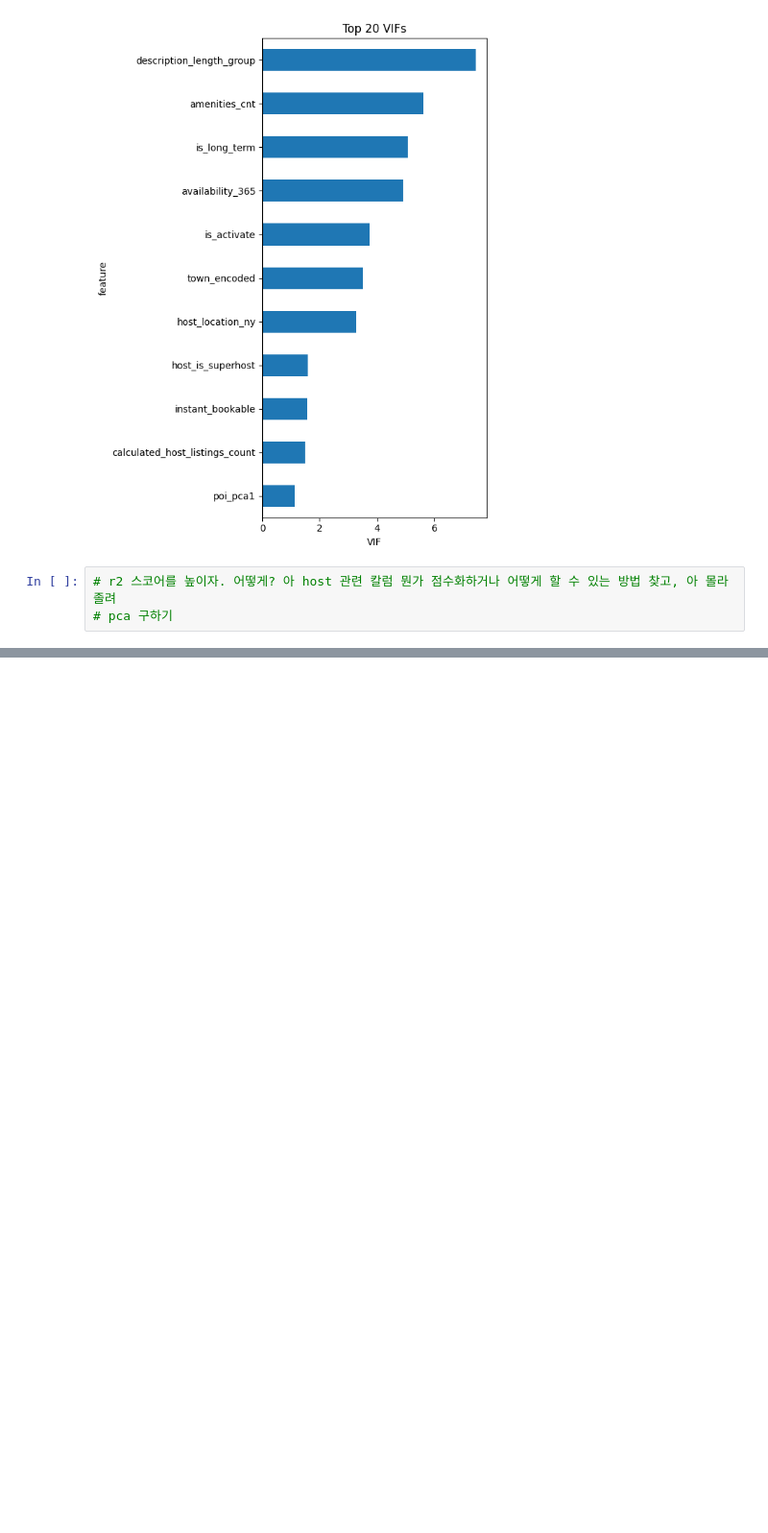
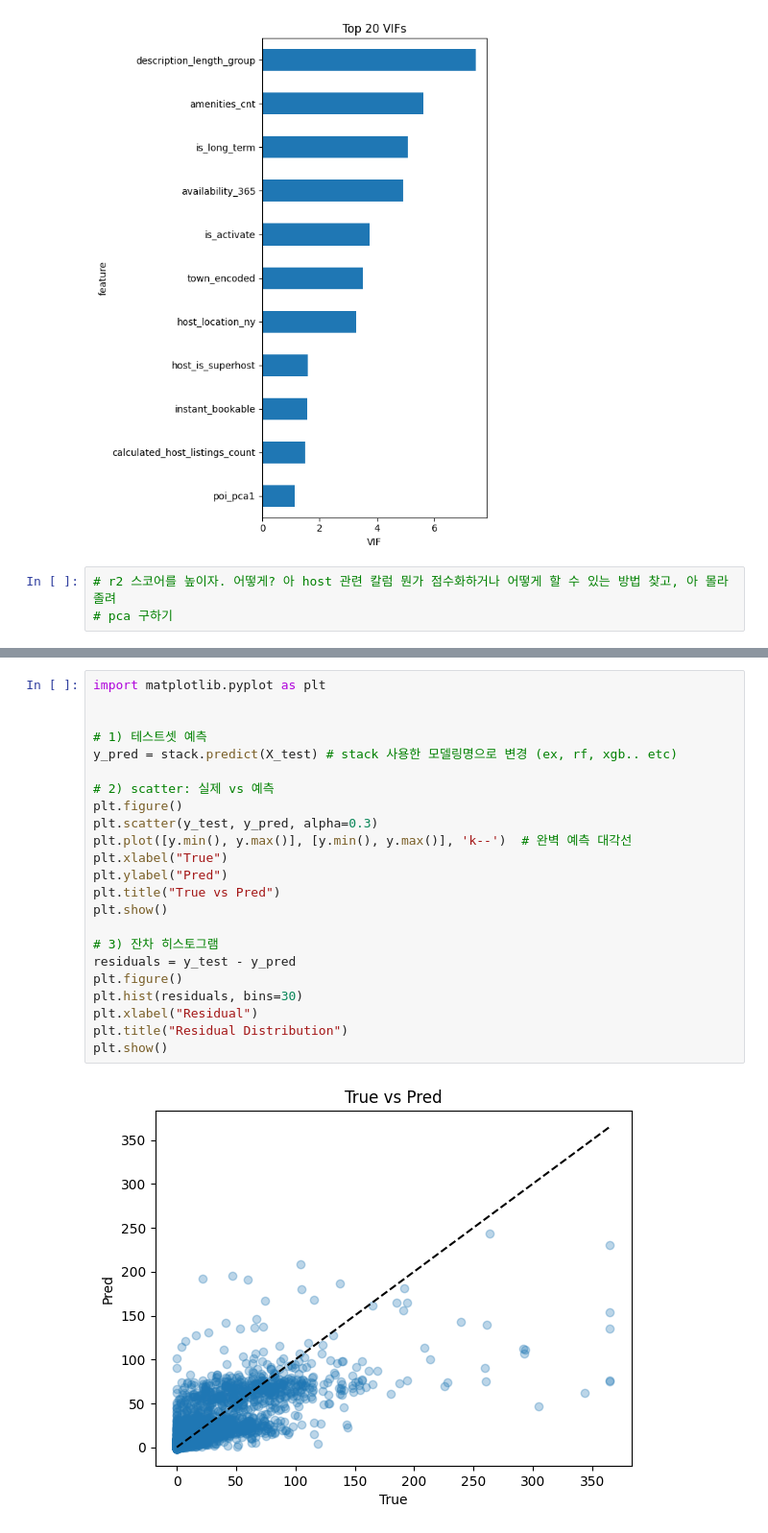
Before and after one commit to jiwon512/advanced_project, a Jupyter notebook: jiwon_project/2.eda/final_reserve_date.ipynb, the cells around one changed output, grey strips where cells are left out. Shown at 96% size. Drawn from its saved outputs; the diff is of its cells as text; blank space fills up the shorter version.

```diff
--- a/jiwon_project/2.eda/final_reserve_date.ipynb
+++ b/jiwon_project/2.eda/final_reserve_date.ipynb
@@ -1622,0 +1666,25 @@ plt.show()
+# %%
+import matplotlib.pyplot as plt
+
+
+# 1) 테스트셋 예측
+y_pred = stack.predict(X_test) # stack 사용한 모델링명으로 변경 (ex, rf, xgb.. etc)
+
+# 2) scatter: 실제 vs 예측
+plt.figure()
+plt.scatter(y_test, y_pred, alpha=0.3)
+plt.plot([y.min(), y.max()], [y.min(), y.max()], 'k--')  # 완벽 예측 대각선
+plt.xlabel("True")
+plt.ylabel("Pred")
+plt.title("True vs Pred")
+plt.show()
+
+# 3) 잔차 히스토그램
+residuals = y_test - y_pred
+plt.figure()
+plt.hist(residuals, bins=30)
+plt.xlabel("Residual")
+plt.title("Residual Distribution")
+plt.show()
+# %% [output]
+[figure, added]
```
Also changed, not shown: parts of 49 cells of this notebook, 22 other files.
